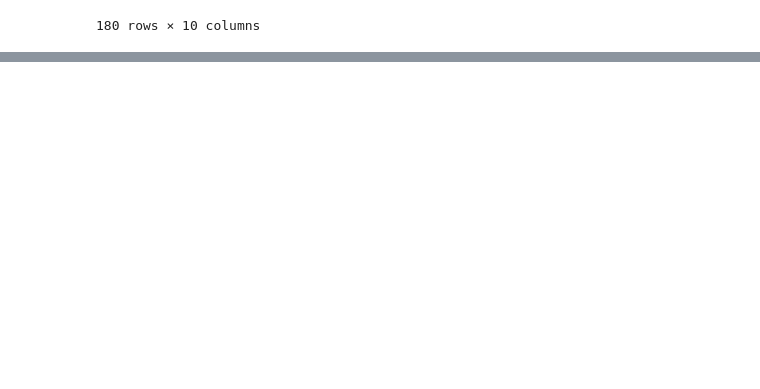
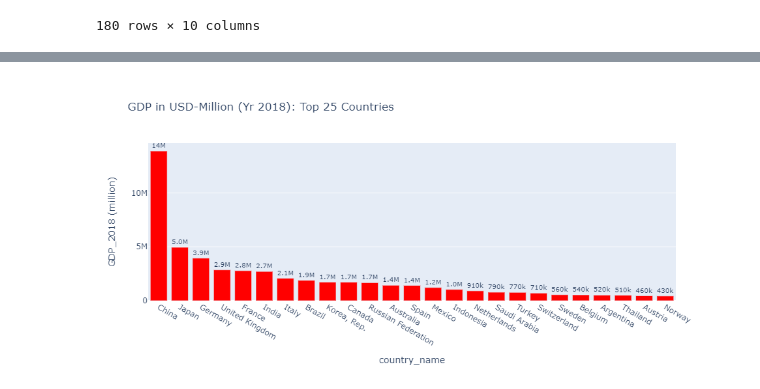
Before and after one commit to sabrinasaleh/Data_Munging_Plotting, a Jupyter notebook: main.ipynb, the cells around one changed output, grey strips where cells are left out. Saved outputs shown, nothing was run; the diff lists cells and outputs as text; code cells hidden in the pictures; blank space fills up the shorter version.

```diff
--- a/main.ipynb
+++ b/main.ipynb
@@ -242,0 +284,9 @@ clean_data.to_csv("Resources/clean_data.csv", index=False)
+# %%
+# Generating data frame for "GDP in USD-Million (Yr 2018): Top 25 Countries"
+bar_GDP = clean_data.loc[(clean_data["GDP_2018 (million)"] >= 4.341666e05)].sort_values(
+    ["GDP_2018 (million)"], ascending=False
+)
+bar_GDP
+
+# top_GDP = clean_data.sort_values(["GDP_2018 (million)"], ascending=False)
+# top_GDP.head(25)
@@ -242,0 +311,15 @@ clean_data.to_csv("Resources/clean_data.csv", index=False)
+# %%
+# Creating bar plot for "GDP in USD-Million (Yr 2018): Top 25 Countries"
+fig_bar_GDP = px.bar(
+    bar_GDP,
+    y="GDP_2018 (million)",
+    x="country_name",
+    text="GDP_2018 (million)",
+    color_discrete_sequence=["red"] * len(bar_GDP),
+    title="GDP in USD-Million (Yr 2018): Top 25 Countries",
+)
+fig_bar_GDP.update_traces(texttemplate="%{text:.2s}", textposition="outside")
+fig_bar_GDP.update_layout(uniformtext_minsize=8, uniformtext_mode="hide")
+fig_bar_GDP.show()
+# %% [output]
+[figure, added]
```
Also changed, not shown: parts of 13 cells of this notebook.
